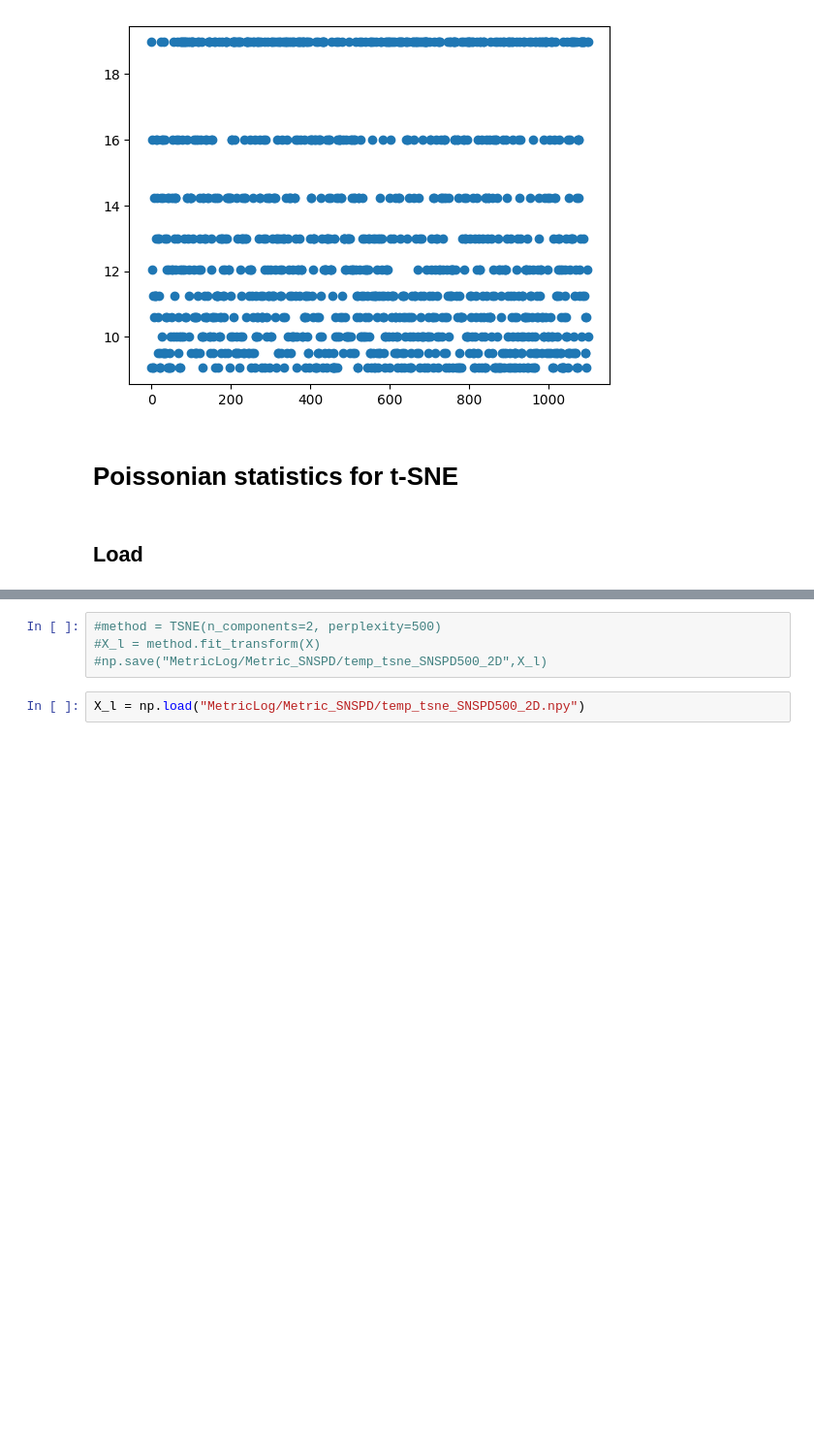
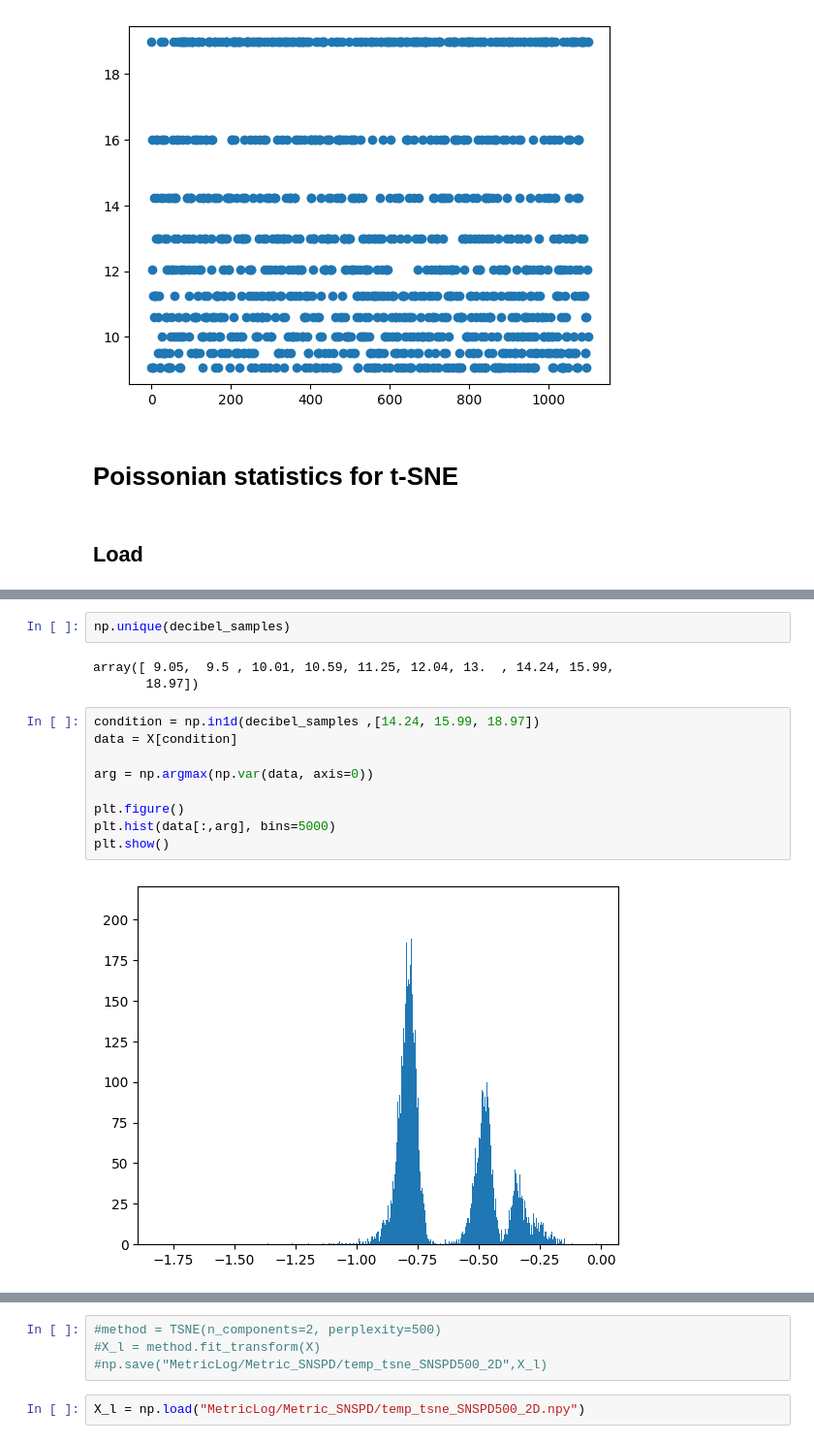
Before and after one commit to polyquantique/Photon-Number-Classification, a Jupyter notebook: src/Decibel_SNSPD.ipynb, the cells around one changed output, grey strips where cells are left out. Shown at 97% size. Drawn from its saved outputs; the diff is of its cells as text; blank space fills up the shorter version.

```diff
--- a/src/Decibel_SNSPD.ipynb
+++ b/src/Decibel_SNSPD.ipynb
@@ -48,0 +47,16 @@ KeyboardInterrupt:
+# %%
+np.unique(decibel_samples)
+# %% [output]
+array([ 9.05,  9.5 , 10.01, 10.59, 11.25, 12.04, 13.  , 14.24, 15.99,
+       18.97])
+# %%
+condition = np.in1d(decibel_samples ,[14.24, 15.99, 18.97])
+data = X[condition]
+
+arg = np.argmax(np.var(data, axis=0))
+
+plt.figure()
+plt.hist(data[:,arg], bins=5000)
+plt.show()
+# %% [output]
+[figure, added]
```
Also changed, not shown: parts of 3 cells of this notebook, 8 other files.
